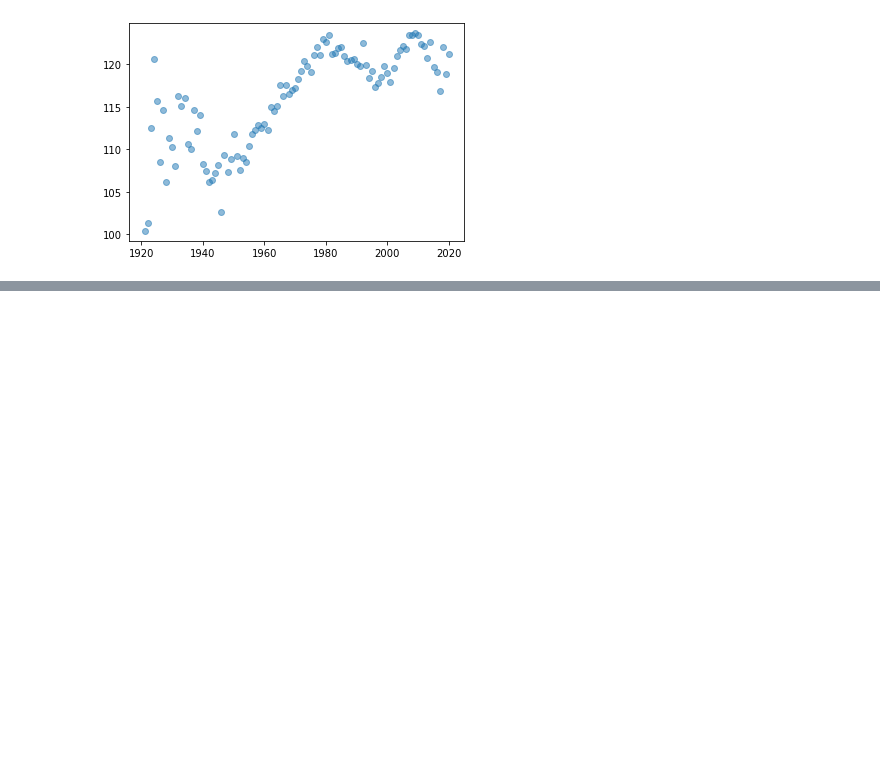
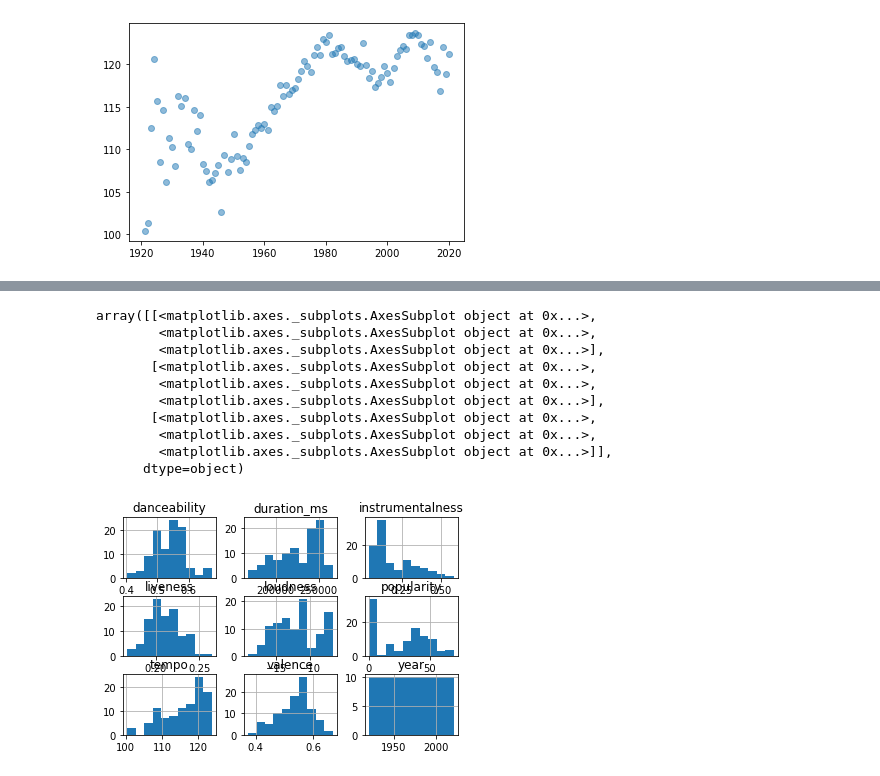
Before and after one commit to pem94/info2950_group_project, a Jupyter notebook: Project Phase II Version 2.ipynb, the cells around one changed output, grey strips where cells are left out. Saved outputs shown, nothing was run; the diff lists cells and outputs as text; code cells hidden in the pictures; blank space fills up the shorter version.

```diff
--- a/Project Phase II Version 2.ipynb
+++ b/Project Phase II Version 2.ipynb
@@ -114,0 +127,14 @@ plt.scatter(new_year['year'], new_year['tempo'], alpha=0.5)
+# %%
+new_year.hist()
+# %% [output]
+array([[<matplotlib.axes._subplots.AxesSubplot object at 0x...>,
+        <matplotlib.axes._subplots.AxesSubplot object at 0x...>,
+        <matplotlib.axes._subplots.AxesSubplot object at 0x...>],
+       [<matplotlib.axes._subplots.AxesSubplot object at 0x...>,
+        <matplotlib.axes._subplots.AxesSubplot object at 0x...>,
+        <matplotlib.axes._subplots.AxesSubplot object at 0x...>],
+       [<matplotlib.axes._subplots.AxesSubplot object at 0x...>,
+        <matplotlib.axes._subplots.AxesSubplot object at 0x...>,
+        <matplotlib.axes._subplots.AxesSubplot object at 0x...>]],
+      dtype=object)
+[figure, added]
```
Also changed, not shown: parts of 7 cells of this notebook.
